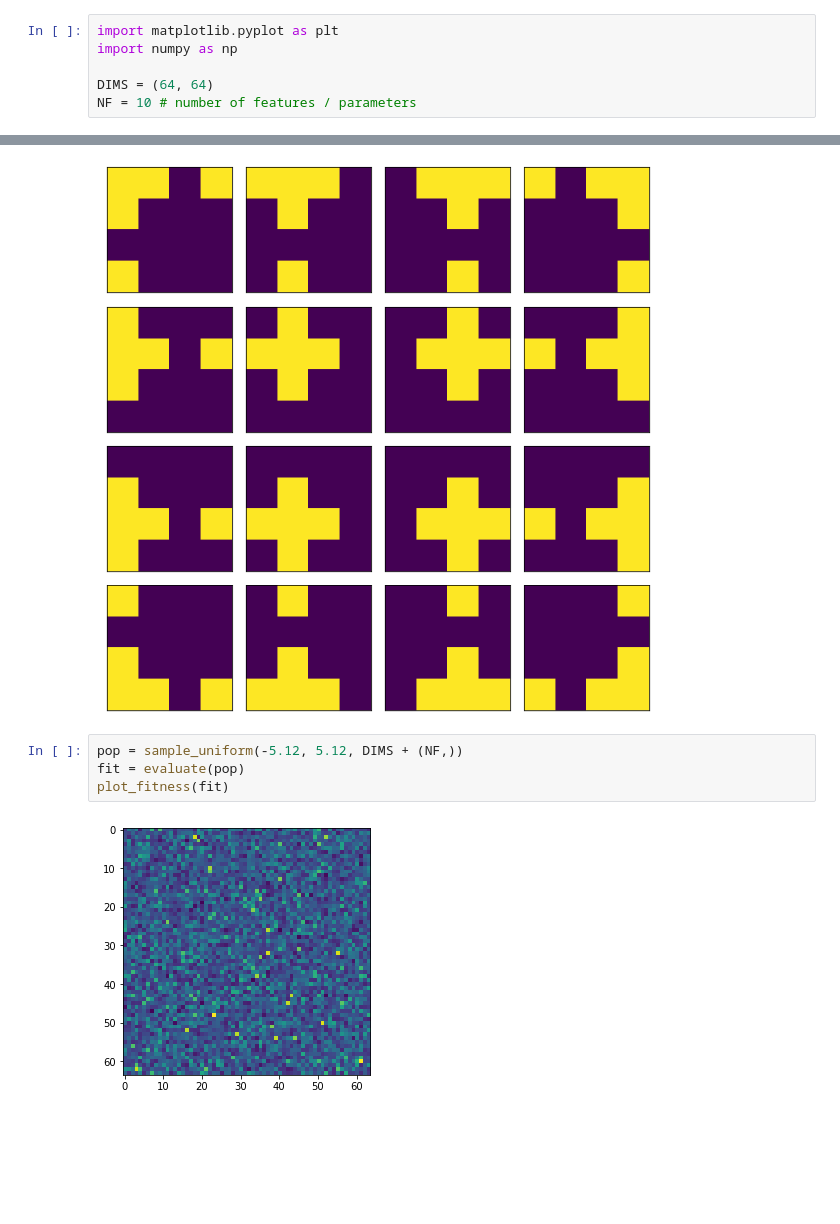
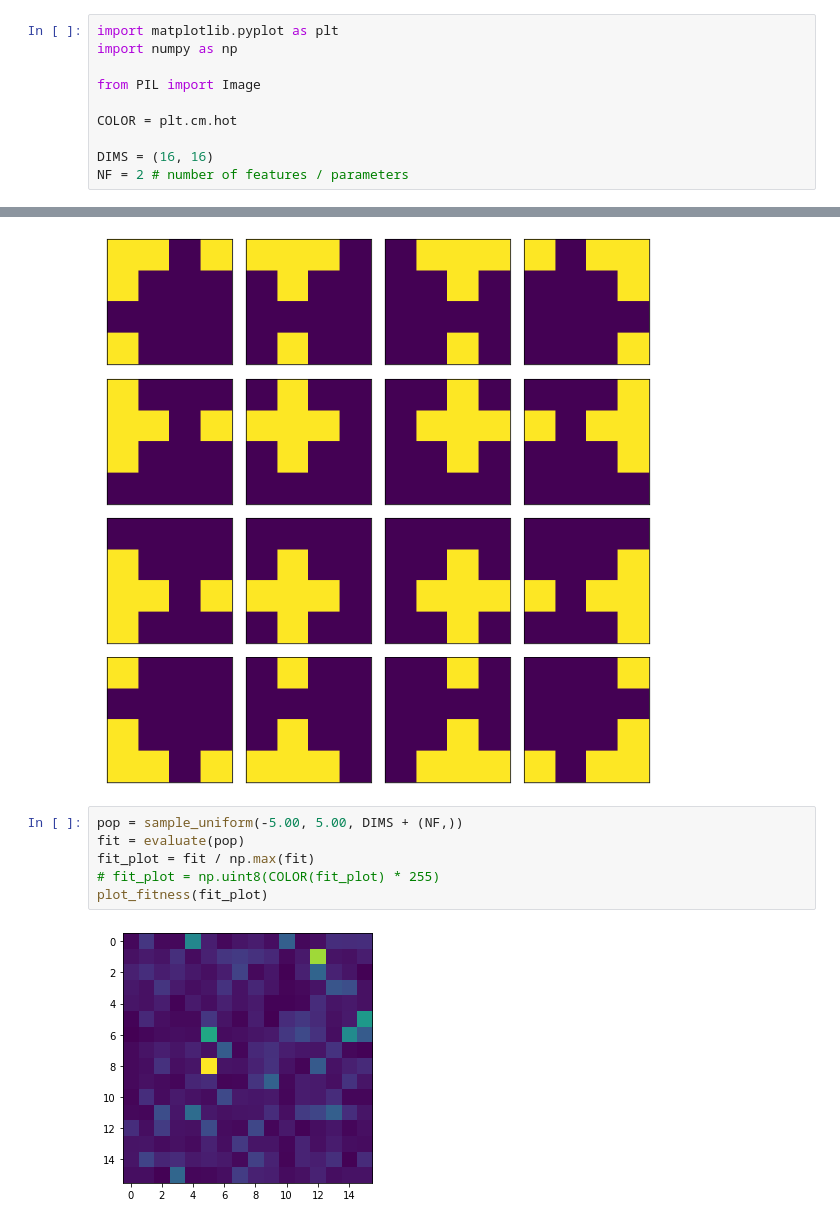
Before and after one commit to EvanLavender13/cea, a Jupyter notebook: test.ipynb, the cells around one changed output, grey strips where cells are left out. Cells and saved outputs as stored; diff of their text form; blank space fills up the shorter version.

```diff
--- a/test.ipynb
+++ b/test.ipynb
@@ -2,6 +2,10 @@
 import matplotlib.pyplot as plt
 import numpy as np
 
-DIMS = (64, 64)
-NF = 10 # number of features / parameters
+from PIL import Image
+
+COLOR = plt.cm.hot
+
+DIMS = (16, 16)
+NF = 2 # number of features / parameters
 # %%
@@ -58,11 +64,13 @@ fig.tight_layout()
 # %% [output]
 [figure]
 # %%
-pop = sample_uniform(-5.12, 5.12, DIMS + (NF,))
+pop = sample_uniform(-5.00, 5.00, DIMS + (NF,))
 fit = evaluate(pop)
-plot_fitness(fit)
+fit_plot = fit / np.max(fit)
+# fit_plot = np.uint8(COLOR(fit_plot) * 255)
+plot_fitness(fit_plot)
 # %% [output]
-[figure, old version]
+[figure, new version]
 # %%
 import time
 
```
Also changed, not shown: parts of 6 cells of this notebook, 5 other files.
